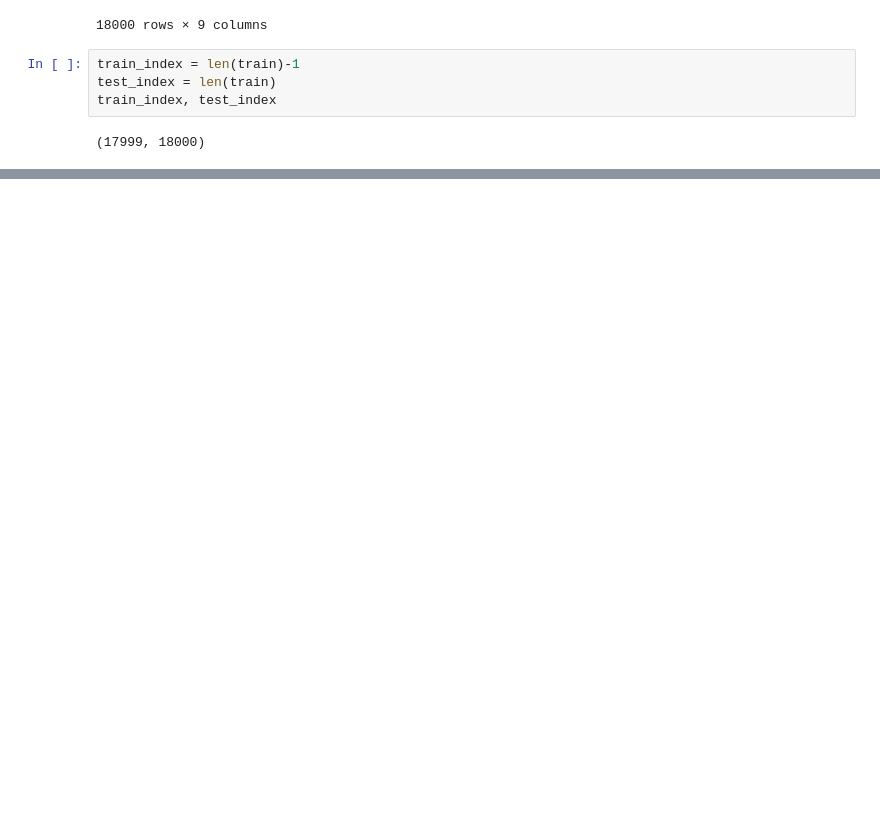
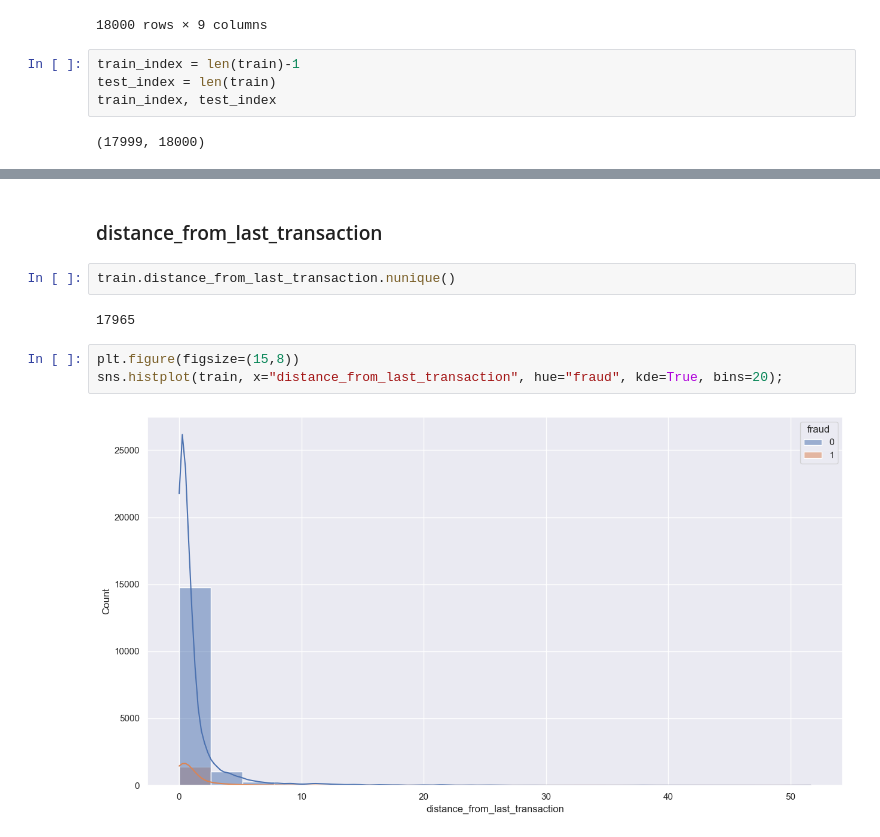
Before and after one commit to robson-quaresma/global-hack-week-detect-credit-card-fraud, a Jupyter notebook: model.ipynb, the cells around one changed output, grey strips where cells are left out. Saved outputs shown, nothing was run; the diff lists cells and outputs as text; blank space fills up the shorter version.

```diff
--- a/model.ipynb
+++ b/model.ipynb
@@ -84,0 +153,11 @@ train_index, test_index
+# %% [markdown]
+### distance_from_last_transaction
+# %%
+train.distance_from_last_transaction.nunique()
+# %% [output]
+17965
+# %%
+plt.figure(figsize=(15,8))
+sns.histplot(train, x="distance_from_last_transaction", hue="fraud", kde=True, bins=20);
+# %% [output]
+[figure, added]
```
Also changed, not shown: parts of 16 cells of this notebook.
